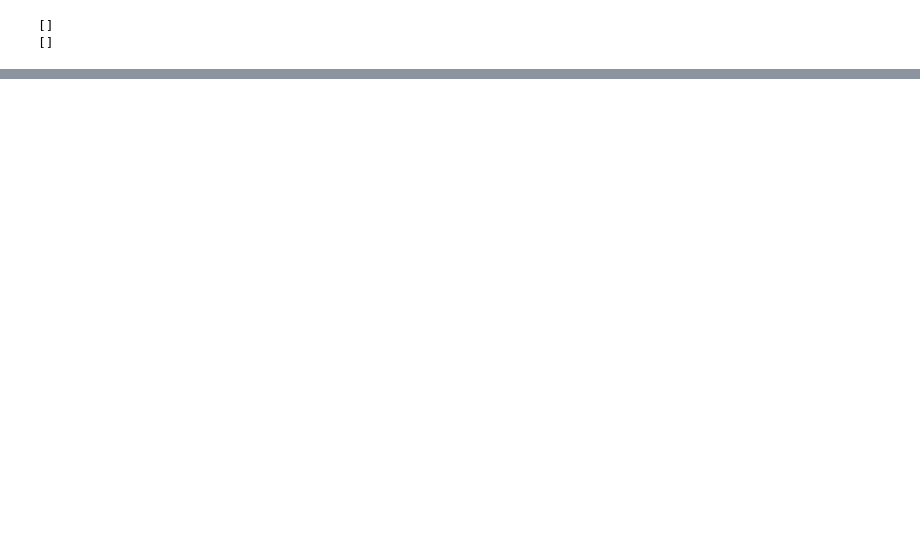
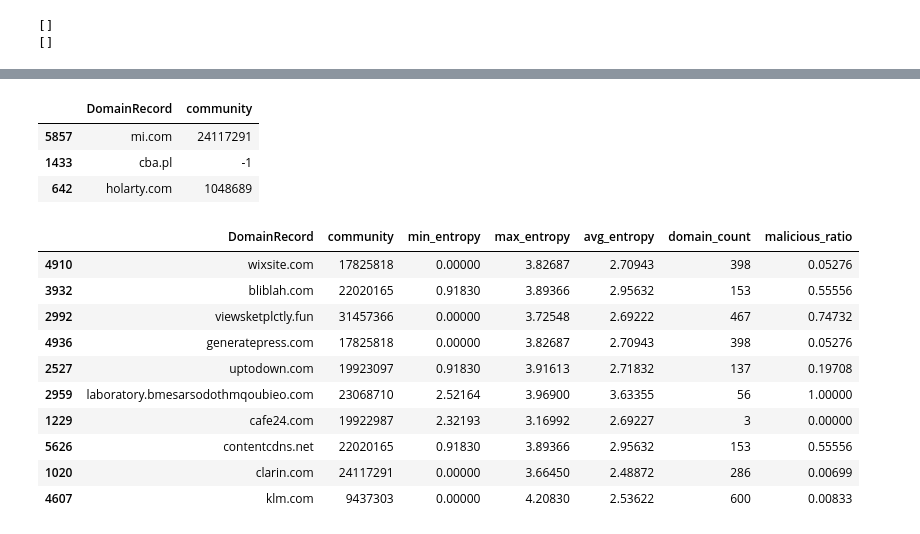
Before and after one commit to erodium/artemis, a Jupyter notebook: notebooks/1.1-lfp-eda-tigergraph.ipynb, the cells around one changed output, grey strips where cells are left out. Drawn from its saved outputs; the diff is of its cells as text; code cells hidden in the pictures; blank space fills up the shorter version.

```diff
--- a/notebooks/1.1-lfp-eda-tigergraph.ipynb
+++ b/notebooks/1.1-lfp-eda-tigergraph.ipynb
@@ -511,0 +488,7 @@ result
+# %%
+DomainRecordsGSQL = """INTERPRET QUERY () FOR GRAPH Artemis {
+   t = select dr from DomainRecord:dr;
+   print(t);
+}"""
+
+domain_records = conn.runInterpretedQuery(DomainRecordsGSQL)
@@ -511,0 +515,5 @@ result
+# %%
+dr_dict = {}
+
+for x in domain_records[0]['(t)']:
+    dr_dict[x['v_id']] = x['attributes']['community']
@@ -511,0 +540,26 @@ result
+# %%
+domain_record_df = pd.DataFrame.from_dict(dr_dict, orient='index').reset_index()
+domain_record_df.columns = ['DomainRecord','community']
+# %%
+domain_record_df.sample(3)
+# %% [output]
+|  | DomainRecord | community |
+| 5857 | mi.com | 24117291 |
+| 1433 | cba.pl | -1 |
+| 642 | holarty.com | 1048689 |
+# %%
+graph_features_df = domain_record_df.merge(community_features_df, how = 'left', on='community')
+# %%
+graph_features_df.sample(10)
+# %% [output]
+|  | DomainRecord | community | min_entropy | max_entropy | avg_entropy | domain_count | malicious_ratio |
+| 4910 | wixsite.com | 17825818 | 0.00000 | 3.82687 | 2.70943 | 398 | 0.05276 |
+| 3932 | bliblah.com | 22020165 | 0.91830 | 3.89366 | 2.95632 | 153 | 0.55556 |
+| 2992 | viewsketplctly.fun | 31457366 | 0.00000 | 3.72548 | 2.69222 | 467 | 0.74732 |
+| 4936 | generatepress.com | 17825818 | 0.00000 | 3.82687 | 2.70943 | 398 | 0.05276 |
+| 2527 | uptodown.com | 19923097 | 0.91830 | 3.91613 | 2.71832 | 137 | 0.19708 |
+| 2959 | laboratory.bmesarsodothmqoubieo.com | 23068710 | 2.52164 | 3.96900 | 3.63355 | 56 | 1.00000 |
+| 1229 | cafe24.com | 19922987 | 2.32193 | 3.16992 | 2.69227 | 3 | 0.00000 |
+| 5626 | contentcdns.net | 22020165 | 0.91830 | 3.89366 | 2.95632 | 153 | 0.55556 |
+| 1020 | clarin.com | 24117291 | 0.00000 | 3.66450 | 2.48872 | 286 | 0.00699 |
+| 4607 | klm.com | 9437303 | 0.00000 | 4.20830 | 2.53622 | 600 | 0.00833 |
```
Also changed, not shown: parts of 18 cells of this notebook, 1 other file.
